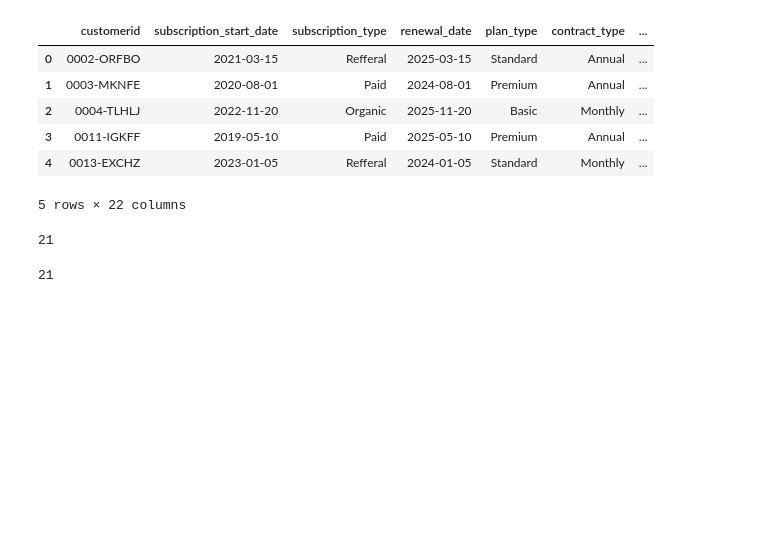
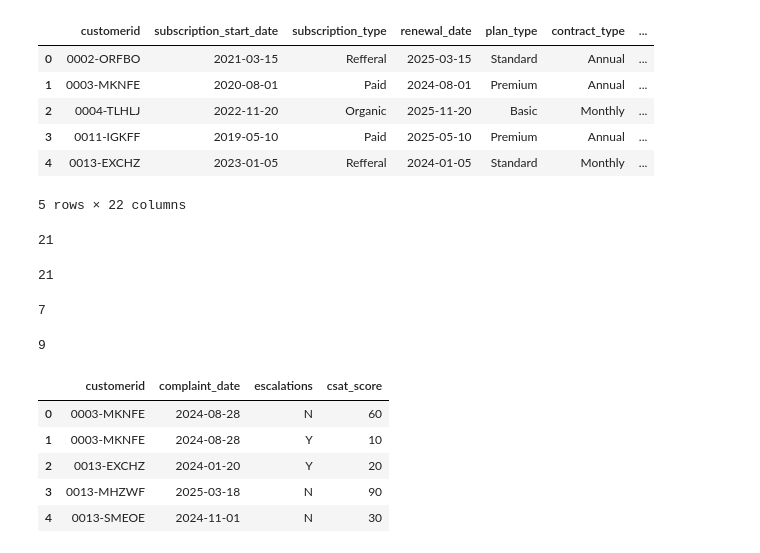
Before and after one commit to shiva3994/Practice, a Jupyter notebook: Daily Python/L_Churn_analysis.ipynb, the cells around one changed output. Cells and saved outputs as stored; diff of their text form; code cells hidden in the pictures; blank space fills up the shorter version.

```diff
--- a/Daily Python/L_Churn_analysis.ipynb
+++ b/Daily Python/L_Churn_analysis.ipynb
@@ -635,3 +635,20 @@ df_db_subscription['customerid'].nunique()
 df_db_customer['customerid'].nunique()
 # %% [output]
 21
+# %%
+df_db_support['customerid'].nunique()
+# %% [output]
+7
+# %%
+df_db_support['customerid'].size
+# %% [output]
+9
+# %%
+df_db_support.head()
+# %% [output]
+|  | customerid | complaint_date | escalations | csat_score |
+| 0 | 0003-MKNFE | 2024-08-28 | N | 60 |
+| 1 | 0003-MKNFE | 2024-08-28 | Y | 10 |
+| 2 | 0013-EXCHZ | 2024-01-20 | Y | 20 |
+| 3 | 0013-MHZWF | 2025-03-18 | N | 90 |
+| 4 | 0013-SMEOE | 2024-11-01 | N | 30 |
```
Also changed, not shown: parts of 2 cells of this notebook.
